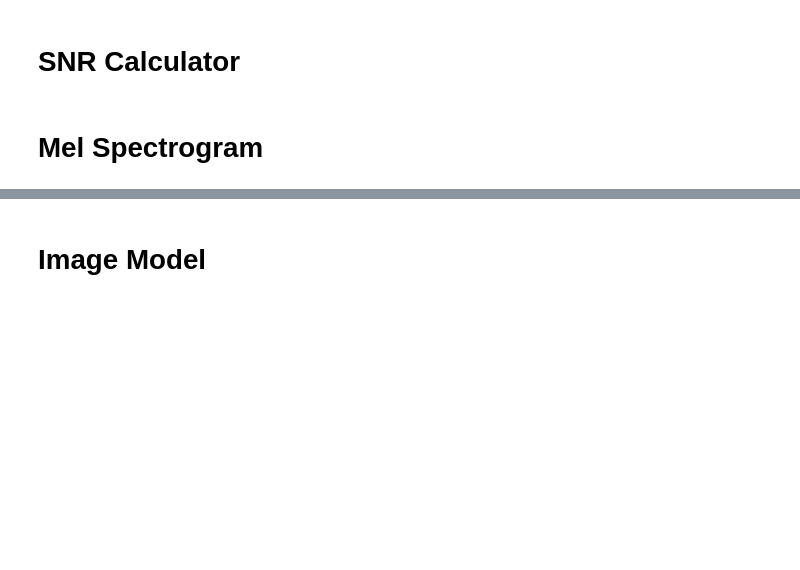
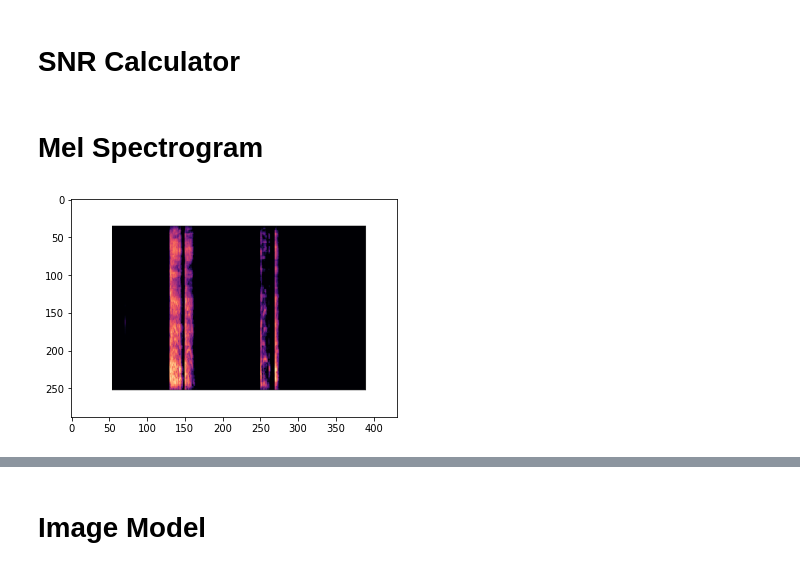
Before and after one commit to pietrow33/coughvid, a Jupyter notebook: notebooks/pietrow33.ipynb, the cells around one changed output, grey strips where cells are left out. Saved outputs shown, nothing was run; the diff lists cells and outputs as text; code cells hidden in the pictures; blank space fills up the shorter version.

```diff
--- a/notebooks/pietrow33.ipynb
+++ b/notebooks/pietrow33.ipynb
@@ -224,0 +210,5 @@ ax.set(title='Mel-frequency spectrogram')
+# %%
+im = imageio.imread('./test/1-healthy/00039425-7f3a-42aa-ac13-834aaa2b6b92.png')
+plt.imshow(im);
+# %% [output]
+[figure, added]
```
Also changed, not shown: parts of 29 cells of this notebook, 1 other file.
